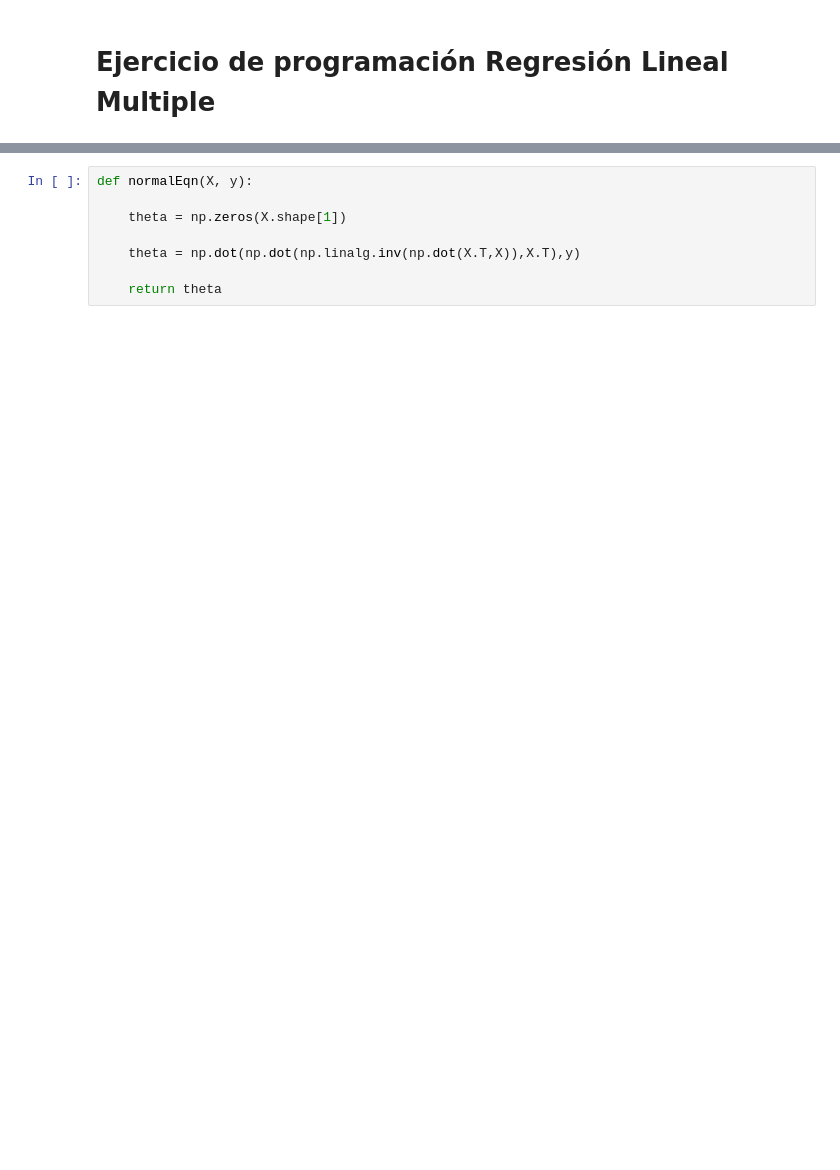
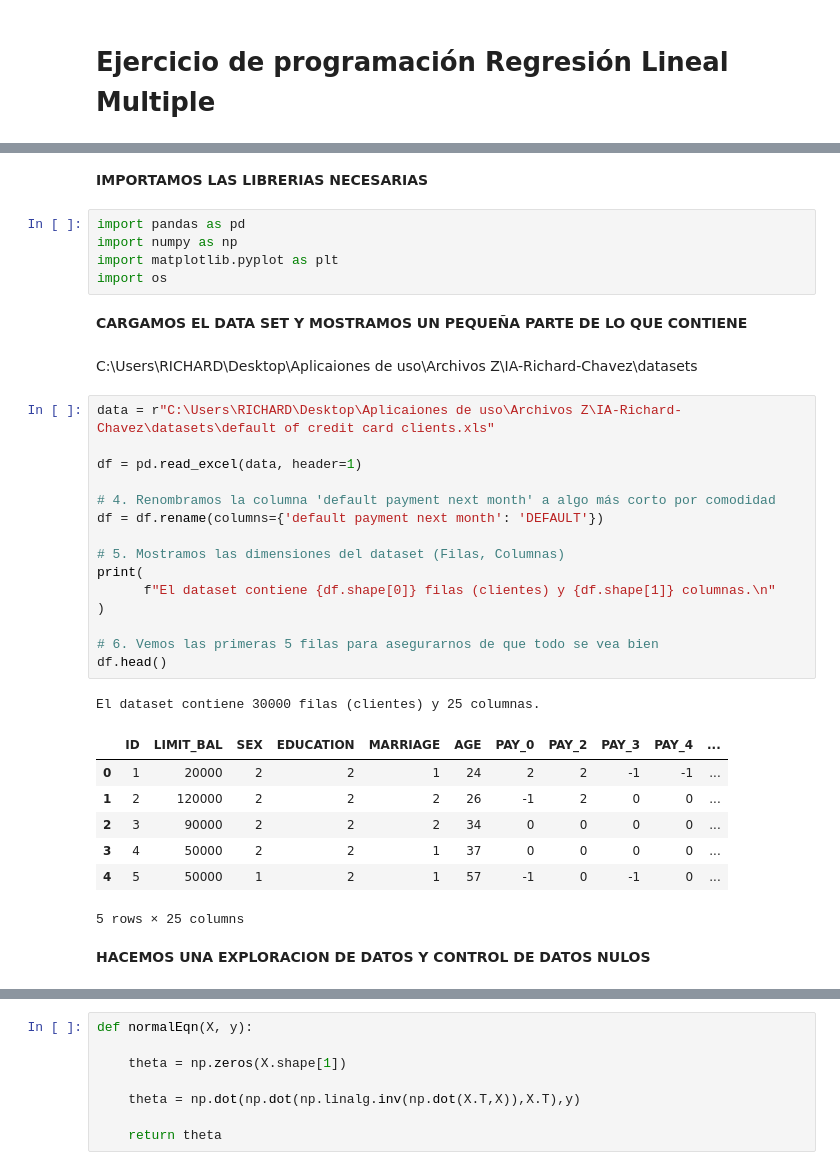
Before and after one commit to Richi-20/IA-Richard-Chavez, a Jupyter notebook: Laboratorios/LAb01/Regresion_Lin_Multiple.ipynb, the cells around one changed output, grey strips where cells are left out. Cells and saved outputs as stored; diff of their text form; blank space fills up the shorter version.

```diff
--- a/Laboratorios/LAb01/Regresion_Lin_Multiple.ipynb
+++ b/Laboratorios/LAb01/Regresion_Lin_Multiple.ipynb
@@ -218,0 +16,37 @@ X = np.concatenate([np.ones((m, 1)), X], axis=1)
+# %% [markdown]
+**IMPORTAMOS LAS LIBRERIAS NECESARIAS**
+# %%
+import pandas as pd
+import numpy as np
+import matplotlib.pyplot as plt
+import os
+# %% [markdown]
+**CARGAMOS EL DATA SET Y MOSTRAMOS UN PEQUEÑA PARTE DE LO QUE CONTIENE**
+# %% [markdown]
+C:\Users\RICHARD\Desktop\Aplicaiones de uso\Archivos Z\IA-Richard-Chavez\datasets
+# %%
+data = r"C:\Users\RICHARD\Desktop\Aplicaiones de uso\Archivos Z\IA-Richard-Chavez\datasets\default of credit card clients.xls"
+
+df = pd.read_excel(data, header=1)
+
+# 4. Renombramos la columna 'default payment next month' a algo más corto por comodidad
+df = df.rename(columns={'default payment next month': 'DEFAULT'})
+
+# 5. Mostramos las dimensiones del dataset (Filas, Columnas)
+print(
+      f"El dataset contiene {df.shape[0]} filas (clientes) y {df.shape[1]} columnas.\n"
+)
+
+# 6. Vemos las primeras 5 filas para asegurarnos de que todo se vea bien
+df.head()
+# %% [output]
+El dataset contiene 30000 filas (clientes) y 25 columnas.
+|  | ID | LIMIT_BAL | SEX | EDUCATION | MARRIAGE | AGE | PAY_0 | PAY_2 | PAY_3 | PAY_4 | ... |
+| 0 | 1 | 20000 | 2 | 2 | 1 | 24 | 2 | 2 | -1 | -1 | ... |
+| 1 | 2 | 120000 | 2 | 2 | 2 | 26 | -1 | 2 | 0 | 0 | ... |
+| 2 | 3 | 90000 | 2 | 2 | 2 | 34 | 0 | 0 | 0 | 0 | ... |
+| 3 | 4 | 50000 | 2 | 2 | 1 | 37 | 0 | 0 | 0 | 0 | ... |
+| 4 | 5 | 50000 | 1 | 2 | 1 | 57 | -1 | 0 | -1 | 0 | ... |
+5 rows × 25 columns
+# %% [markdown]
+**HACEMOS UNA EXPLORACION DE DATOS Y CONTROL DE DATOS NULOS**
```
Also changed, not shown: parts of 44 cells of this notebook, 1 other file.
